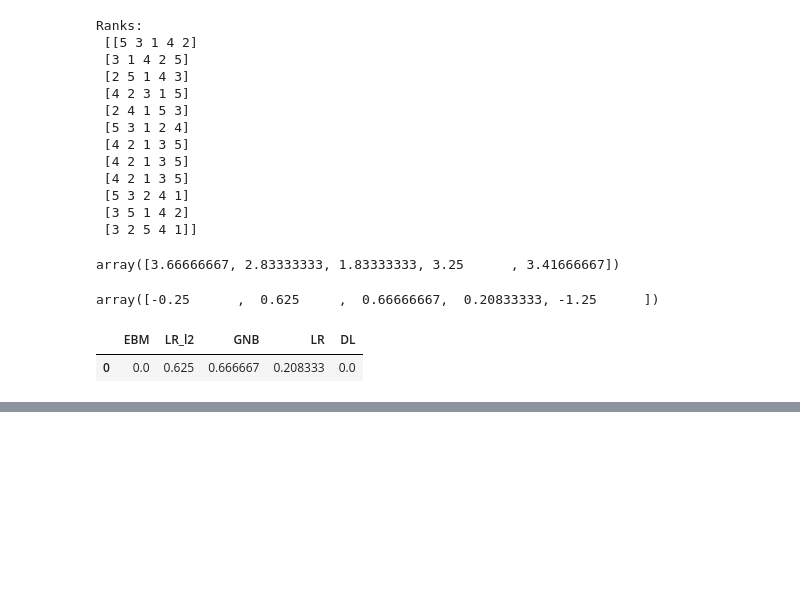
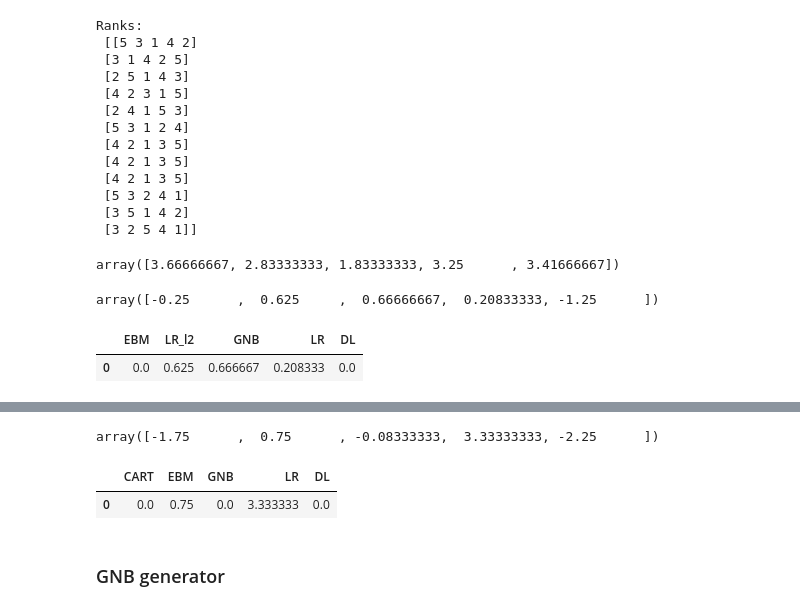
Before and after one commit to bartsvoboda/XAI_models, a Jupyter notebook: results_analysis/accuracy_vs_fidelity.ipynb, the cells around one changed output, grey strips where cells are left out. Saved outputs shown, nothing was run; the diff lists cells and outputs as text; code cells hidden in the pictures; blank space fills up the shorter version.

```diff
--- a/results_analysis/accuracy_vs_fidelity.ipynb
+++ b/results_analysis/accuracy_vs_fidelity.ipynb
@@ -146,0 +332,13 @@ pd.DataFrame(final_acc_bias_cart, index=clf_names_cart).T
+# %%
+np.subtract(mean_ranks_lr_l2, mean_ranks_bias_lr_l2)
+# %% [output]
+array([-1.75      ,  0.75      , -0.08333333,  3.33333333, -2.25      ])
+# %%
+final_acc_bias_lr_l2 = np.array([0      ,  0.75      , 0,  3.33333333, 0      ])
+# %%
+pd.DataFrame(final_acc_bias_lr_l2, index=clf_names_lr_l2).T
+# %% [output]
+|  | CART | EBM | GNB | LR | DL |
+| 0 | 0.0 | 0.75 | 0.0 | 3.333333 | 0.0 |
+# %% [markdown]
+### GNB generator
```
Also changed, not shown: parts of 52 cells of this notebook.
